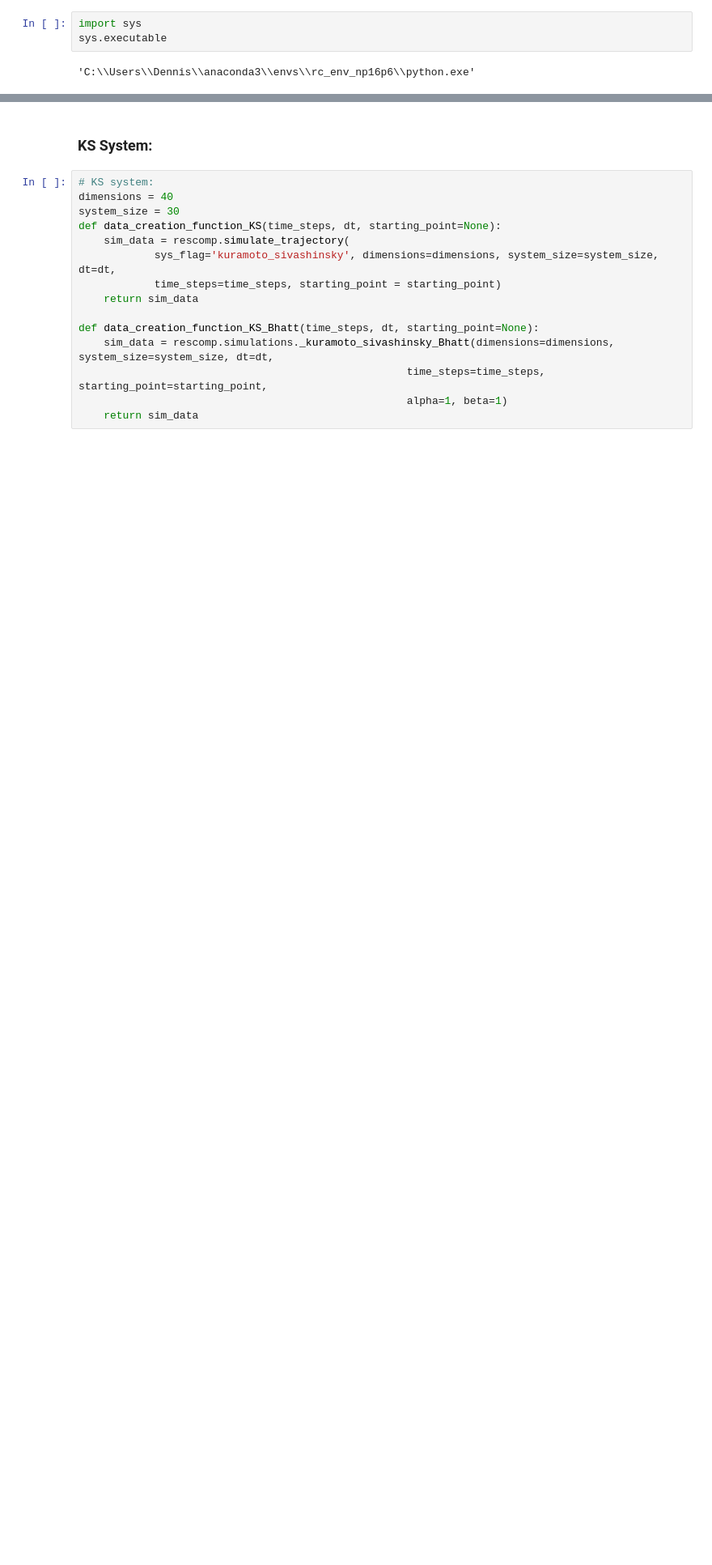
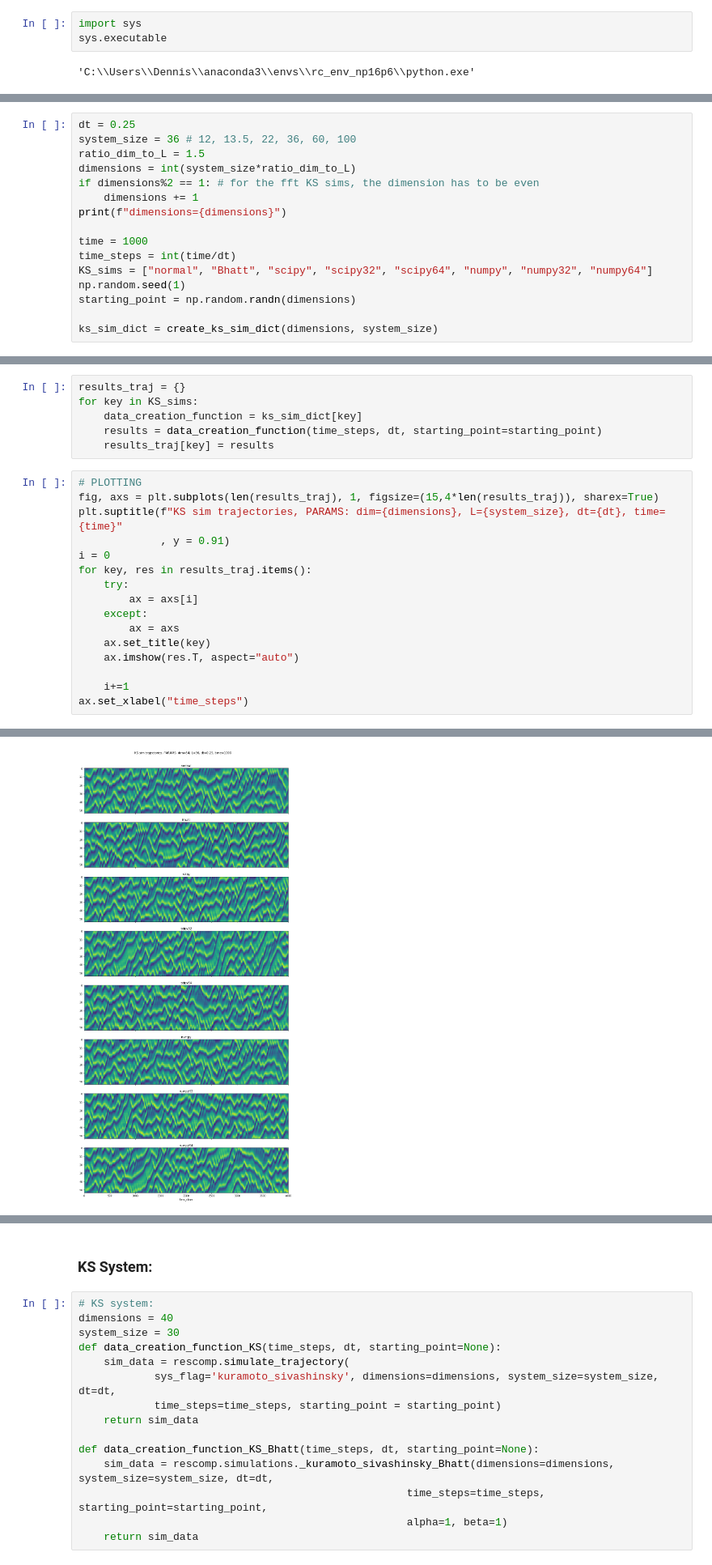
Before and after one commit to baurse/rescomp, a Jupyter notebook: bin/lyapunov_exponents_testing/Lyapunov Exponents_KS_test2.ipynb, the cells around one changed output, grey strips where cells are left out. Shown at 81% size. Saved outputs shown, nothing was run; the diff lists cells and outputs as text; blank space fills up the shorter version.

```diff
--- a/bin/lyapunov_exponents_testing/Lyapunov Exponents_KS_test2.ipynb
+++ b/bin/lyapunov_exponents_testing/Lyapunov Exponents_KS_test2.ipynb
@@ -457,0 +54,16 @@ plt.legend()
+# %%
+dt = 0.25
+system_size = 36 # 12, 13.5, 22, 36, 60, 100
+ratio_dim_to_L = 1.5
+dimensions = int(system_size*ratio_dim_to_L)
+if dimensions%2 == 1: # for the fft KS sims, the dimension has to be even
+    dimensions += 1
+print(f"dimensions={dimensions}")
+
+time = 1000
+time_steps = int(time/dt)
+KS_sims = ["normal", "Bhatt", "scipy", "scipy32", "scipy64", "numpy", "numpy32", "numpy64"]
+np.random.seed(1)
+starting_point = np.random.randn(dimensions)
+
+ks_sim_dict = create_ks_sim_dict(dimensions, system_size)
@@ -457,0 +72,23 @@ plt.legend()
+# %%
+results_traj = {}
+for key in KS_sims:
+    data_creation_function = ks_sim_dict[key]
+    results = data_creation_function(time_steps, dt, starting_point=starting_point)
+    results_traj[key] = results
+# %%
+# PLOTTING
+fig, axs = plt.subplots(len(results_traj), 1, figsize=(15,4*len(results_traj)), sharex=True)
+plt.suptitle(f"KS sim trajectories, PARAMS: dim={dimensions}, L={system_size}, dt={dt}, time={time}"
+             , y = 0.91)
+i = 0
+for key, res in results_traj.items():
+    try:
+        ax = axs[i]
+    except:
+        ax = axs
+    ax.set_title(key)
+    ax.imshow(res.T, aspect="auto")
+
+    i+=1
+ax.set_xlabel("time_steps")
+# %% [output]
@@ -457,0 +96 @@ plt.legend()
+[figure, added]
```
Also changed, not shown: parts of 45 cells of this notebook.
